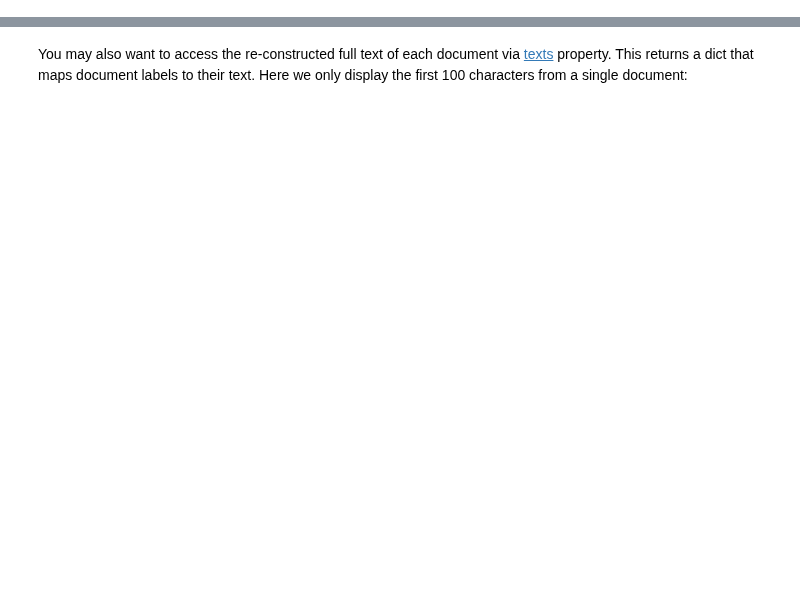
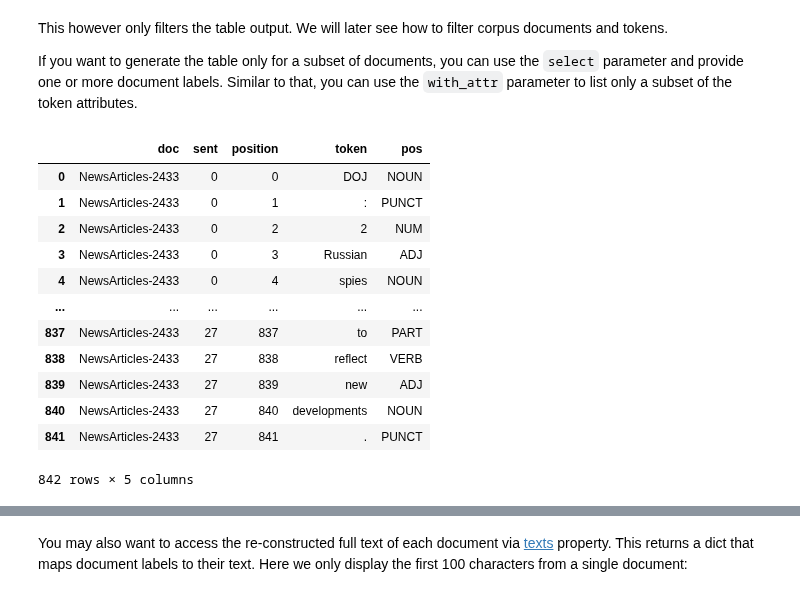
Before and after one commit to WZBSocialScienceCenter/tmtoolkit, a Jupyter notebook: doc/source/preprocessing.ipynb, the cells around one changed output, grey strips where cells are left out. Saved outputs shown, nothing was run; the diff lists cells and outputs as text; code cells hidden in the pictures; blank space fills up the shorter version.

```diff
--- a/doc/source/preprocessing.ipynb
+++ b/doc/source/preprocessing.ipynb
@@ -171,0 +141,21 @@ doctokens['NewsArticles-1880']['lemma'][:10]
+# %% [markdown]
+This however only filters the table output. We will later see how to filter corpus documents and tokens.
+
+If you want to generate the table only for a subset of documents, you can use the `select` parameter and provide one or more document labels. Similar to that, you can use the `with_attr` parameter to list only a subset of the token attributes.
+# %%
+# select a single document and only show the "pos" attribute (coarse POS tag)
+tokens_table(corpus_small, select='NewsArticles-2433', sentences=True, with_attr='pos')
+# %% [output]
+|  | doc | sent | position | token | pos |
+| 0 | NewsArticles-2433 | 0 | 0 | DOJ | NOUN |
+| 1 | NewsArticles-2433 | 0 | 1 | : | PUNCT |
+| 2 | NewsArticles-2433 | 0 | 2 | 2 | NUM |
+| 3 | NewsArticles-2433 | 0 | 3 | Russian | ADJ |
+| 4 | NewsArticles-2433 | 0 | 4 | spies | NOUN |
+| ... | ... | ... | ... | ... | ... |
+| 837 | NewsArticles-2433 | 27 | 837 | to | PART |
+| 838 | NewsArticles-2433 | 27 | 838 | reflect | VERB |
+| 839 | NewsArticles-2433 | 27 | 839 | new | ADJ |
+| 840 | NewsArticles-2433 | 27 | 840 | developments | NOUN |
+| 841 | NewsArticles-2433 | 27 | 841 | . | PUNCT |
+842 rows × 5 columns
```
Also changed, not shown: parts of 119 cells of this notebook, 1 other file.
